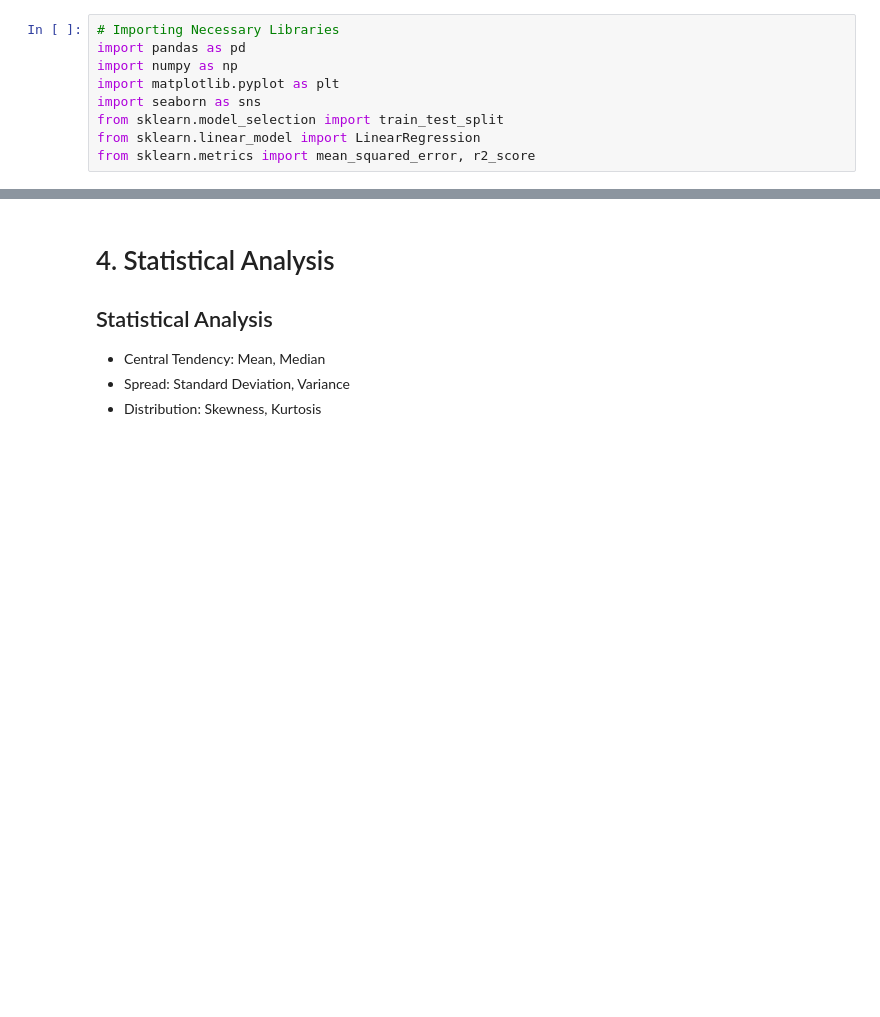
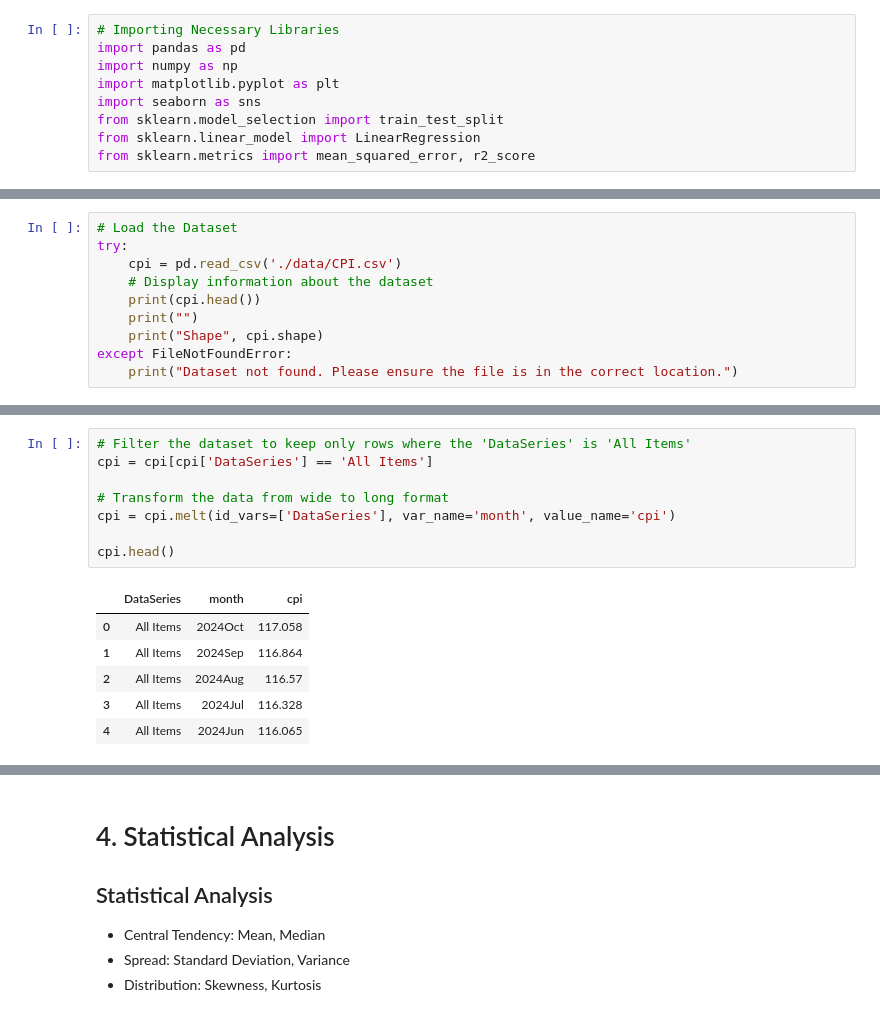
Before and after one commit to zayLatt25/data-science, a Jupyter notebook: datascience.ipynb, the cells around one changed output, grey strips where cells are left out. Drawn from its saved outputs; the diff is of its cells as text; blank space fills up the shorter version.

```diff
--- a/datascience.ipynb
+++ b/datascience.ipynb
@@ -31,0 +73,10 @@ from sklearn.metrics import mean_squared_error, r2_score
+# %%
+# Load the Dataset
+try:
+    cpi = pd.read_csv('./data/CPI.csv')
+    # Display information about the dataset
+    print(cpi.head())
+    print("")
+    print("Shape", cpi.shape)
+except FileNotFoundError:
+    print("Dataset not found. Please ensure the file is in the correct location.")
@@ -55,0 +432,15 @@ print(data.isnull().sum())
+# %%
+# Filter the dataset to keep only rows where the 'DataSeries' is 'All Items'
+cpi = cpi[cpi['DataSeries'] == 'All Items']
+
+# Transform the data from wide to long format
+cpi = cpi.melt(id_vars=['DataSeries'], var_name='month', value_name='cpi')
+
+cpi.head()
+# %% [output]
+|  | DataSeries | month | cpi |
+| 0 | All Items | 2024Oct | 117.058 |
+| 1 | All Items | 2024Sep | 116.864 |
+| 2 | All Items | 2024Aug | 116.57 |
+| 3 | All Items | 2024Jul | 116.328 |
+| 4 | All Items | 2024Jun | 116.065 |
```
Also changed, not shown: parts of 40 cells of this notebook.
